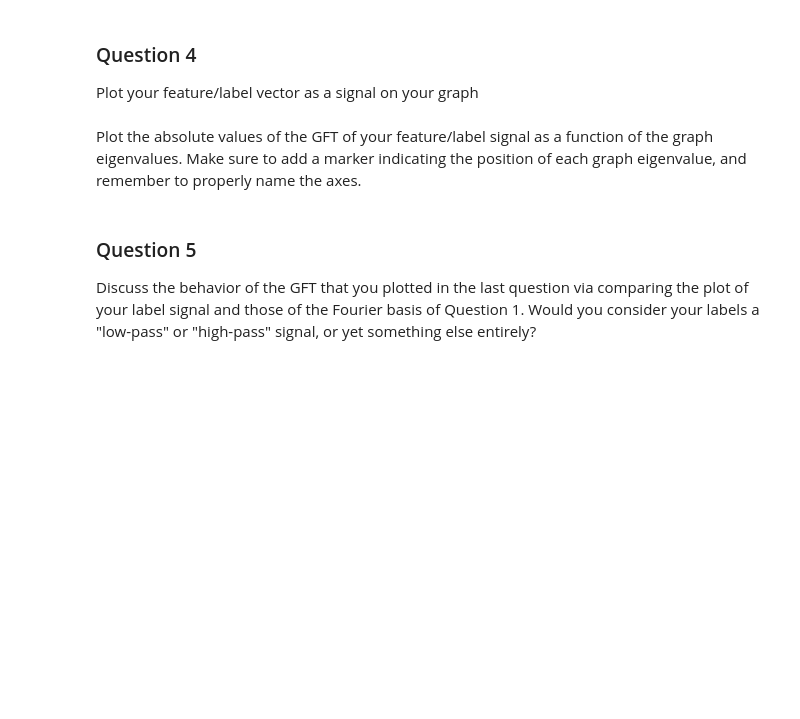
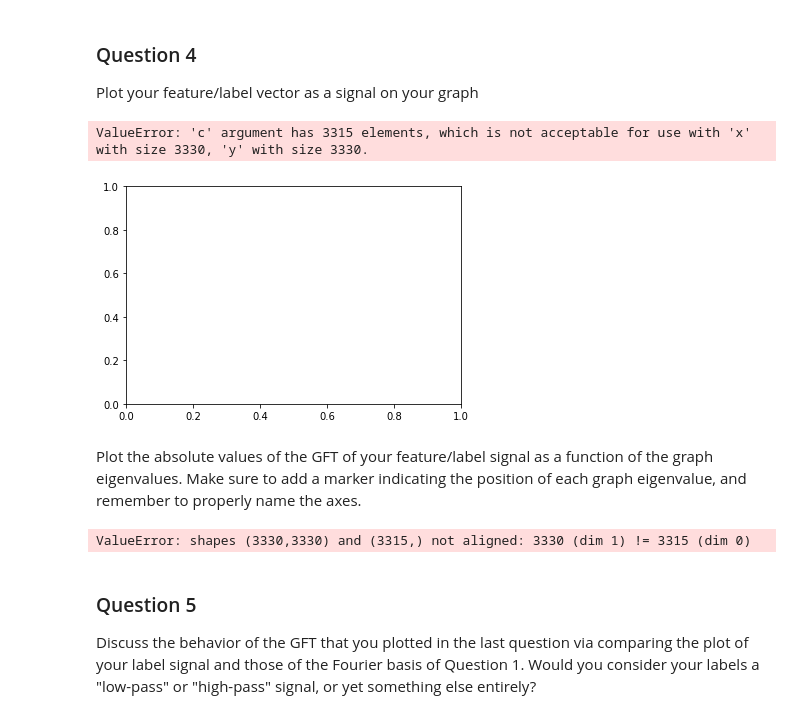
Before and after one commit to Adirlou/ntds_2018, a Jupyter notebook: 4_graph_signal_processing.ipynb, the cells around one changed output. Drawn from its saved outputs; the diff is of its cells as text; code cells hidden in the pictures; blank space fills up the shorter version.

```diff
--- a/4_graph_signal_processing.ipynb
+++ b/4_graph_signal_processing.ipynb
@@ -90,7 +90,8 @@ adjacency =  np.load('adj.npy')
 graph = nx.from_numpy_matrix(adjacency)
 laplacian = nx.laplacian_matrix(graph)
 gradient = nx.incidence_matrix(graph, oriented=True).T
-#labels = # Your code here.
+labels = np.load('clustered.npy').flatten()
+labels = (labels - labels.min()) / labels.max()-labels.min()
 n_nodes = len(adjacency)
 # %% [markdown]
 ## 1 - Graph Fourier Transform
@@ -154,2 +158,9 @@ nx.draw_networkx_nodes(graph, coords, node_size=60, node_color=labels)
+# %%
+plot_signal(labels)
+plt.title('Plot for the signal being $u_{'+ str(lambda_1_ind + i)+'}$')
+plt.show()
+# %% [output]
+ValueError: 'c' argument has 3315 elements, which is not acceptable for use with 'x' with size 3330, 'y' with size 3330.
+[figure, added]
 # %% [markdown]
 Plot the absolute values of the GFT of your feature/label signal as a function of the graph eigenvalues. Make sure to add a marker indicating the position of each graph eigenvalue, and remember to properly name the axes.
@@ -158,11 +174,12 @@ Plot the absolute values of the GFT of your feature/label signal as a function o
 abs_gft = np.abs(GFT(labels))
 
 # Plot the signal as a function of the eigenvalues
-plt.plot(x=e, y=abs_gft)
-plt.xlabel('Eigenvalues')
-plt.ylabel('Absolute value of the GFT of the labels signal')
+plot_spectral(abs_gft)
 plt.title('Absolute value of the GFT of the labels signal as a function of the eigenvalues')
+
 plt.show()
+# %% [output]
+ValueError: shapes (3330,3330) and (3315,) not aligned: 3330 (dim 1) != 3315 (dim 0)
 # %% [markdown]
 ### Question 5
 
```
Also changed, not shown: parts of 12 cells of this notebook.
